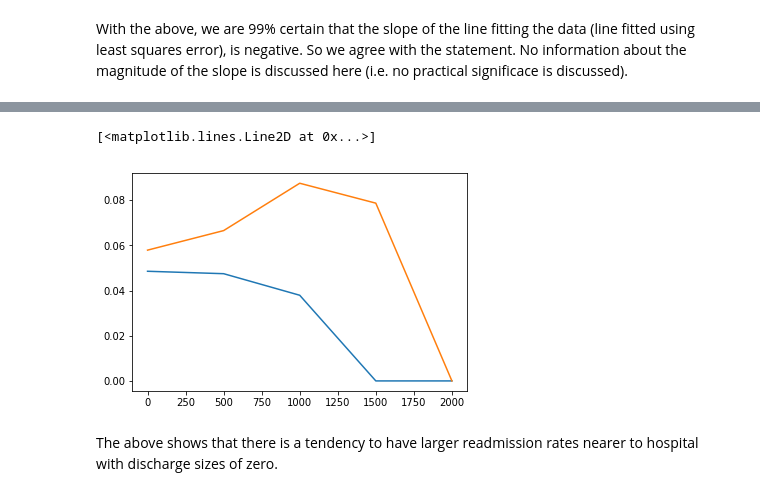
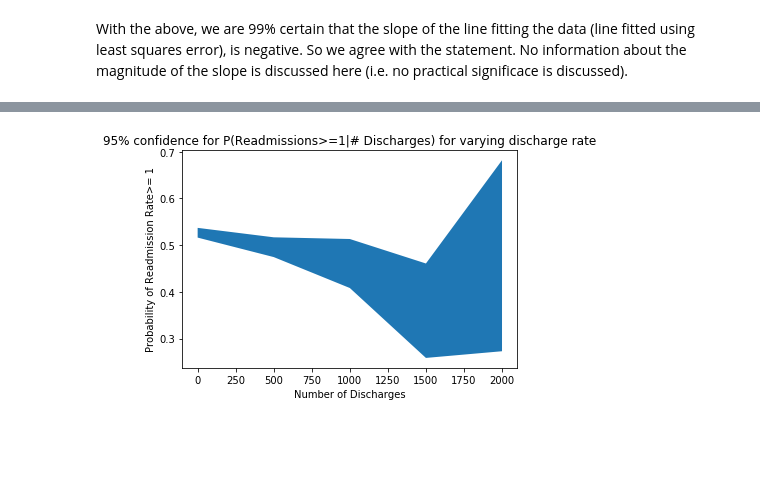
Before and after one commit to harajlim/Hospital-Readmission-Rate, a Jupyter notebook: sliderule_dsi_inferential_statistics_exercise_3.ipynb, the cells around one changed output, grey strips where cells are left out. Drawn from its saved outputs; the diff is of its cells as text; code cells hidden in the pictures; blank space fills up the shorter version.

```diff
--- a/sliderule_dsi_inferential_statistics_exercise_3.ipynb
+++ b/sliderule_dsi_inferential_statistics_exercise_3.ipynb
@@ -185,36 +194,39 @@ In what follows we look at L(HighReadmissionsRate|DischargeNumber). (L is the li
 # %%
-cutoff=1.15
+cutoff=1
 
 step=500
 discharges=np.arange(0,2500,step=step)
 prob_L=np.zeros(len(discharges))
 prob_U=np.zeros(len(discharges))
 
 for i,d in enumerate(discharges):
 
     y_keep=[]
     for j,xx in enumerate(x):
         if xx>=d and xx<d+step:
 
             y_keep.append(y[j])
 
 
     y_keep=np.array(y_keep)
 
     replicates=np.empty(10000)
     for j in range(10000):
         y_bs=np.random.choice(y_keep,size=len(y_keep))
         replicates[j]=np.sum(y_bs>=cutoff)/len(y_bs)
 
     L,U=np.percentile(replicates,[2.5,97.5])
     prob_L[i]=L
     prob_U[i]=U
 
-plt.plot(discharges,prob_L)
-plt.plot(discharges,prob_U)
-#plt.scatter(x,y)
+
+
+plt.fill_between(discharges,prob_L,prob_U)
+
+
+plt.xlabel('Number of Discharges')
+plt.ylabel('Probability of Readmission Rate>= 1')
+plt.title('95% confidence for P(Readmissions>=1|# Discharges) for varying discharge rate')
+plt.show()
 # %% [output]
-[<matplotlib.lines.Line2D at 0x...>]
-[figure, old version]
+[figure, new version]
-# %% [markdown]
-The above shows that there is a tendency to have larger readmission rates nearer to hospital with discharge sizes of zero.
```
Also changed, not shown: parts of 9 cells of this notebook.
